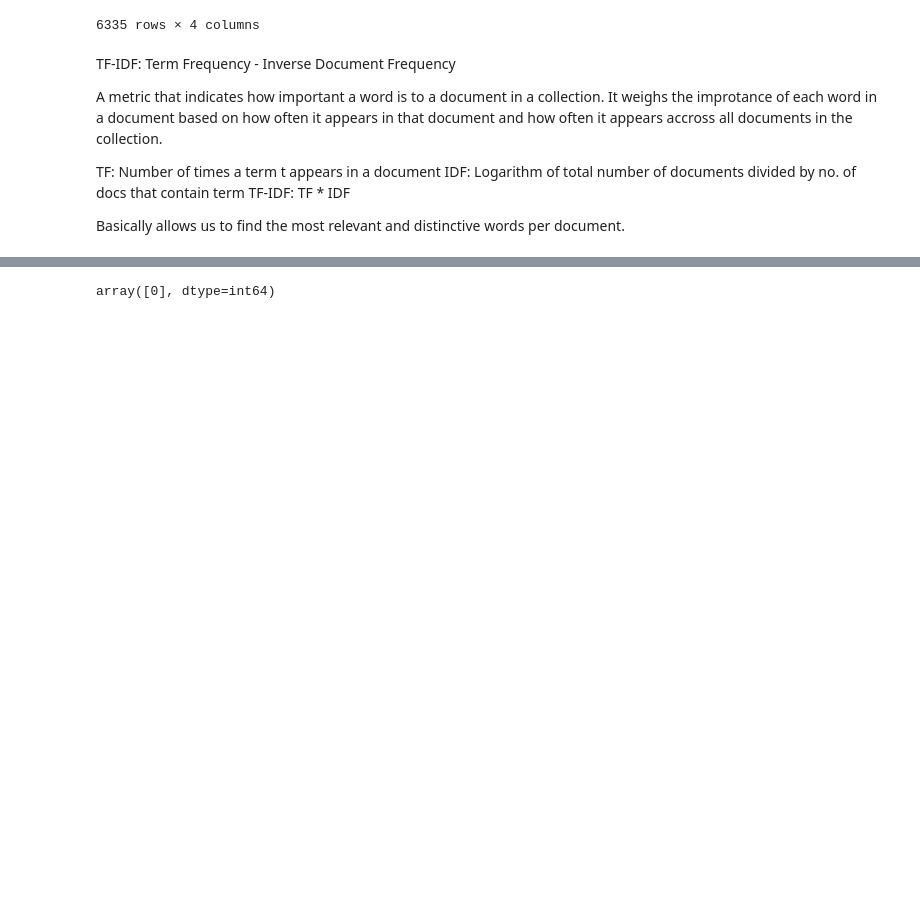
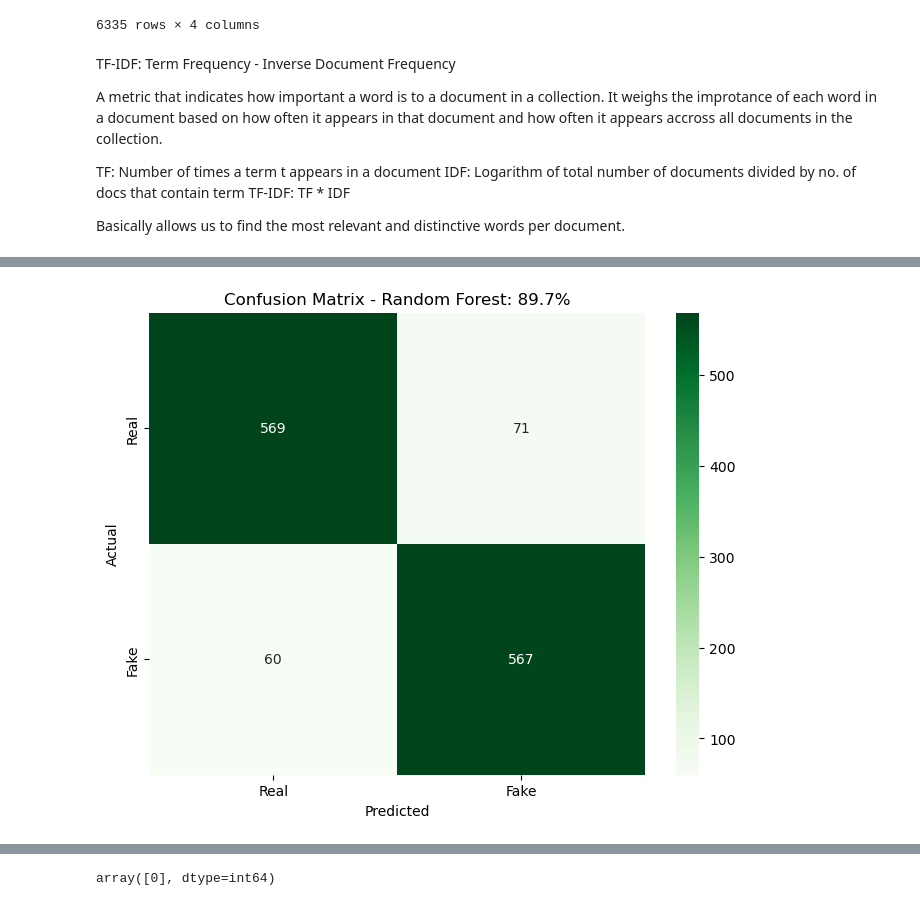
Before and after one commit to SharmaArpit956/Fake-News-Detection, a Jupyter notebook: Fake News Detection.ipynb, the cells around one changed output, grey strips where cells are left out. Saved outputs shown, nothing was run; the diff lists cells and outputs as text; code cells hidden in the pictures; blank space fills up the shorter version.

```diff
--- a/Fake News Detection.ipynb
+++ b/Fake News Detection.ipynb
@@ -98,3 +141,13 @@ clf.score(X_test_vectorized, y_test)
+# %%
+from sklearn.ensemble import RandomForestClassifier
+rf_clf = RandomForestClassifier(n_estimators=100)
+rf_clf.fit(X_train_vectorized, y_train)
+rf_score = rf_clf.score(X_test_vectorized, y_test)
+model_scores["Random Forest"] = rf_score
+predictions = rf_clf.predict(X_test_vectorized)
+draw_confuion_matrix("Random Forest",'Greens',rf_score, y_test,predictions)
+# %% [output]
+[figure, added]
 # %%
 from sklearn.naive_bayes import MultinomialNB
 
```
Also changed, not shown: parts of 10 cells of this notebook, 1 other file.
